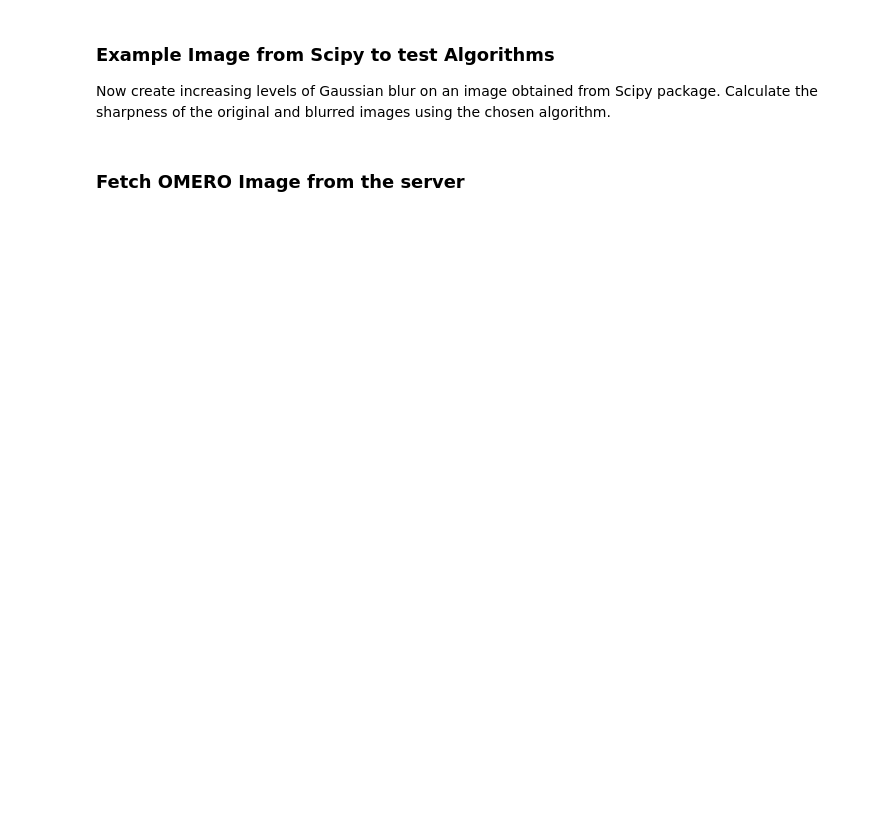
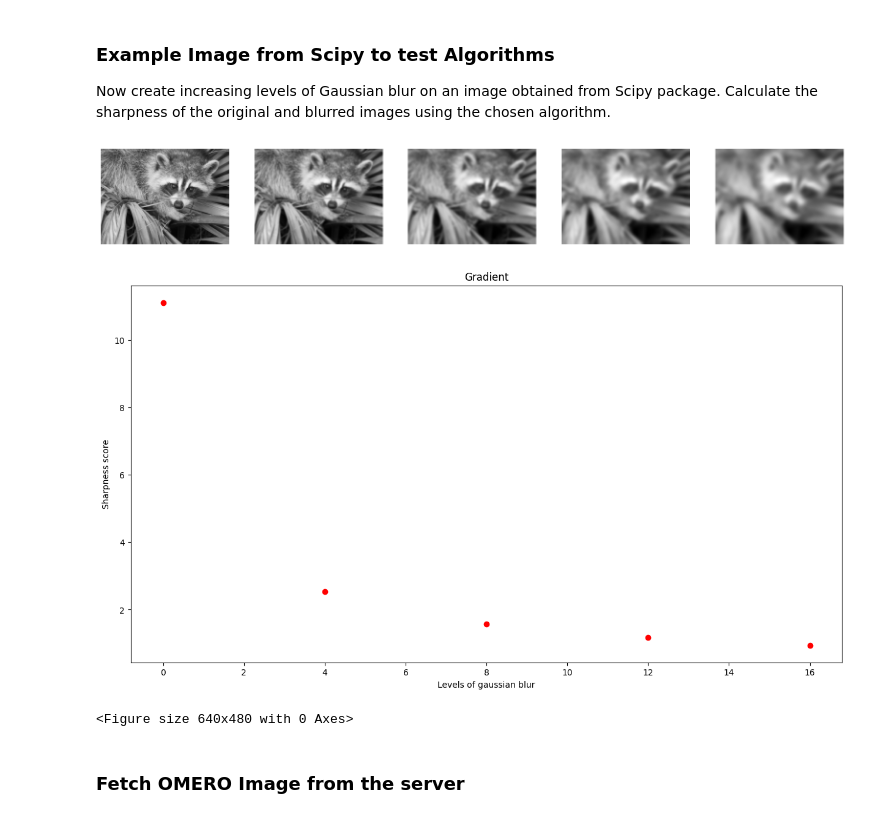
Before and after one commit to ome/omero-guide-python, a Jupyter notebook: notebooks/CalculateSharpnessOneImage.ipynb, the cells around one changed output. Drawn from its saved outputs; the diff is of its cells as text; code cells hidden in the pictures; blank space fills up the shorter version.

```diff
--- a/notebooks/CalculateSharpnessOneImage.ipynb
+++ b/notebooks/CalculateSharpnessOneImage.ipynb
@@ -108,34 +121,37 @@ using the chosen algorithm.
 # %%
 method = Algorithm.value
 if method == 'Gradient':
     sharpness_method = AlgorithmList().gradientBasedSharpnessMetric
 elif method == 'Fourier':
     sharpness_method = AlgorithmList().fourierBasedSharpnessMetric
 elif method == 'Edge':
     sharpness_method = AlgorithmList().edgeBasedSharpnessMetric
 
 resultArray = np.zeros((5, 2), dtype=float)
 plt.figure(figsize=(20, 15))
 cntr = 1
 for sigValue in range(0, 20, 4):
-    face = misc.face(gray=True)
     plane = ndimage.gaussian_filter(face, sigma=sigValue)
     plt.subplot(1, 5, cntr)
     plt.imshow(plane, cmap=plt.cm.gray)
     plt.axis('off')
     sharpness = sharpness_method()
     resultArray[cntr - 1, 1] = sharpness
     resultArray[cntr - 1, 0] = sigValue
     cntr = cntr + 1
 
 plt.show()
 plt.figure(figsize=(15, 8))
 plt.plot(resultArray[:, 0], resultArray[:, 1], 'ro')
 plt.title(method)
 plt.xlabel('Levels of gaussian blur')
 plt.ylabel('Sharpness score')
 plt.show()
 plt.gcf().clear()
+# %% [output]
+[figure, added]
+[figure, added]
+<Figure size 640x480 with 0 Axes>
 # %% [markdown]
 ### Fetch OMERO Image from the server
 # %%
```
Also changed, not shown: parts of 10 cells of this notebook, 5 other files.
